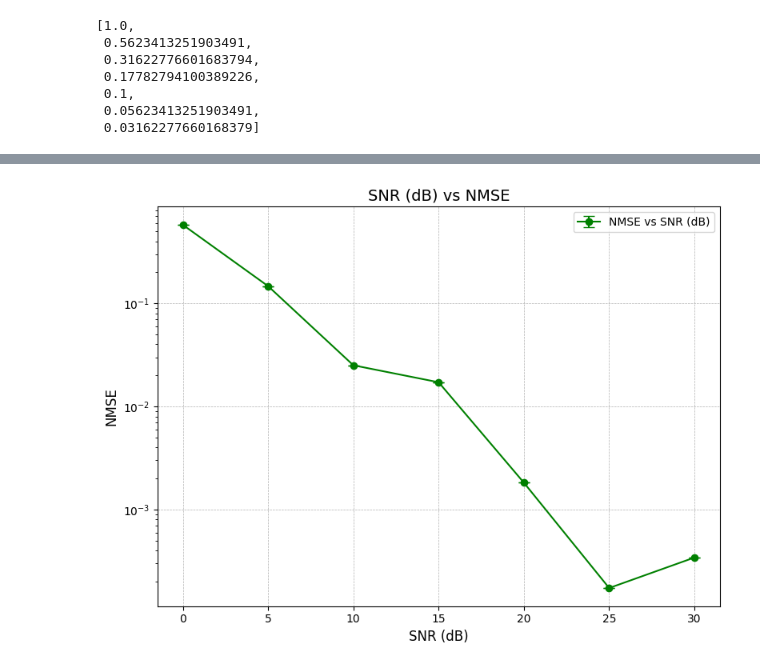
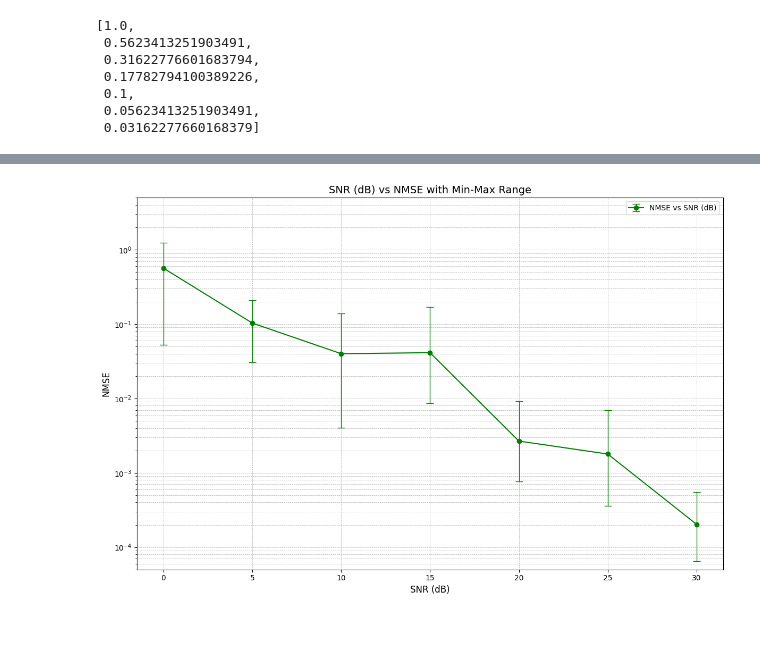
Before and after one commit to NamanGupta-0509/ProbabilisticML, a Jupyter notebook: LatentSBL/latent.ipynb, the cells around one changed output, grey strips where cells are left out. Saved outputs shown, nothing was run; the diff lists cells and outputs as text; code cells hidden in the pictures; blank space fills up the shorter version.

```diff
--- a/LatentSBL/latent.ipynb
+++ b/LatentSBL/latent.ipynb
@@ -57,7 +57,7 @@ plt.show()
 # %%
 
 model = CmdStanModel(stan_file="latent.stan")
-fit = model.sample(data=stan_data, chains=4, iter_warmup=1000, iter_sampling=1000, max_treedepth=15)
+fit = model.sample(data=stan_data, chains=4, iter_warmup=1000, iter_sampling=1000, max_treedepth=20, step_size=0.05, adapt_delta=0.9)
 
 posterior_samples = fit.draws_pd()
 mean_x = np.array((posterior_samples.filter(like='x').mean()))
@@ -159,7 +189,9 @@ def get_nmse(N, M, sigma):
     }
 
     model = CmdStanModel(stan_file="latent.stan")
-    fit = model.sample(data=stan_data, chains=4, iter_warmup=1000, iter_sampling=1000, max_treedepth=15)
+    # fit = model.sample(data=stan_data, chains=4, iter_warmup=1000, iter_sampling=1000, max_treedepth=15)
+    fit = model.sample(data=stan_data, chains=4, iter_warmup=1000, iter_sampling=1000, max_treedepth=20, step_size=0.05, adapt_delta=0.9)
+
 
     posterior_samples = fit.draws_pd()
     mean_x = np.array((posterior_samples.filter(like='x').mean()))
@@ -173,15 +205,15 @@ def get_nmse(N, M, sigma):
     return NMSE
 # %%
 NMSE_mean_dict = {}
-NMSE_stdev_dict = {}
+NMSE_max_dict = {}
+NMSE_min_dict = {}
 
 for i in range(len(snr_ranges)):
-
-    nmse_total = 0
-    K = 1                               # The no. of iterations u want to run for!
     nmse_values = []
+    K = 10                              # The no. of iterations u want to run for!
     for iter in range(K):
         nmse_values.append(get_nmse(N=20, M=50, sigma=sigma_list[i]))
     NMSE_mean_dict[snr_ranges[i]] = np.mean(nmse_values)
-    NMSE_stdev_dict[snr_ranges[i]] = np.std(nmse_values)
+    NMSE_max_dict[snr_ranges[i]] = np.max(nmse_values)
+    NMSE_min_dict[snr_ranges[i]] = np.min(nmse_values)
 # %% [output]
@@ -369,22 +367,30 @@ NMSE_mean_dict, NMSE_stdev_dict
 # %%
+# Convert dictionary data to lists for plotting
 snr = list(NMSE_mean_dict.keys())
 nmse_mean = list(NMSE_mean_dict.values())
-nmse_stdev = list(NMSE_stdev_dict.values())
+nmse_max = list(NMSE_max_dict.values())
+nmse_min = list(NMSE_min_dict.values())
+
+# Calculate the error bars from mean to min/max
+yerr_low = np.array(nmse_mean) - np.array(nmse_min)
+yerr_high = np.array(nmse_max) - np.array(nmse_mean)
 
 # Plotting
-plt.figure(figsize=(8, 6))
-plt.errorbar(snr, nmse_mean, yerr=nmse_stdev, marker='o', linestyle='-', color='g',
-            label='NMSE vs SNR (dB)', capsize=5)
+plt.figure(figsize=(12, 8))
+plt.errorbar(snr, nmse_mean, yerr=[yerr_low, yerr_high], marker='o', linestyle='-', color='g',
+            label='NMSE vs SNR (dB)', capsize=5, elinewidth=1, capthick=1)
 plt.xlabel('SNR (dB)', fontsize=12)
 plt.ylabel('NMSE', fontsize=12)
-plt.title('SNR (dB) vs NMSE', fontsize=14)
+plt.title('SNR (dB) vs NMSE with Min-Max Range', fontsize=14)
 
 # Set y-axis to logarithmic scale
 plt.yscale('log')
+# Set explicit y-axis limits
+plt.ylim(5e-5, 0.5e1)  # Adjusted for better visualization
 
-plt.grid(True, linestyle='--', linewidth=0.5)
+plt.grid(True, which="both", linestyle='--', linewidth=0.5)  # Grid for both major and minor ticks
 plt.legend()
 plt.tight_layout()
 plt.show()
 # %% [output]
-[figure, old version]
+[figure, new version]
```
Also changed, not shown: parts of 7 cells of this notebook.
